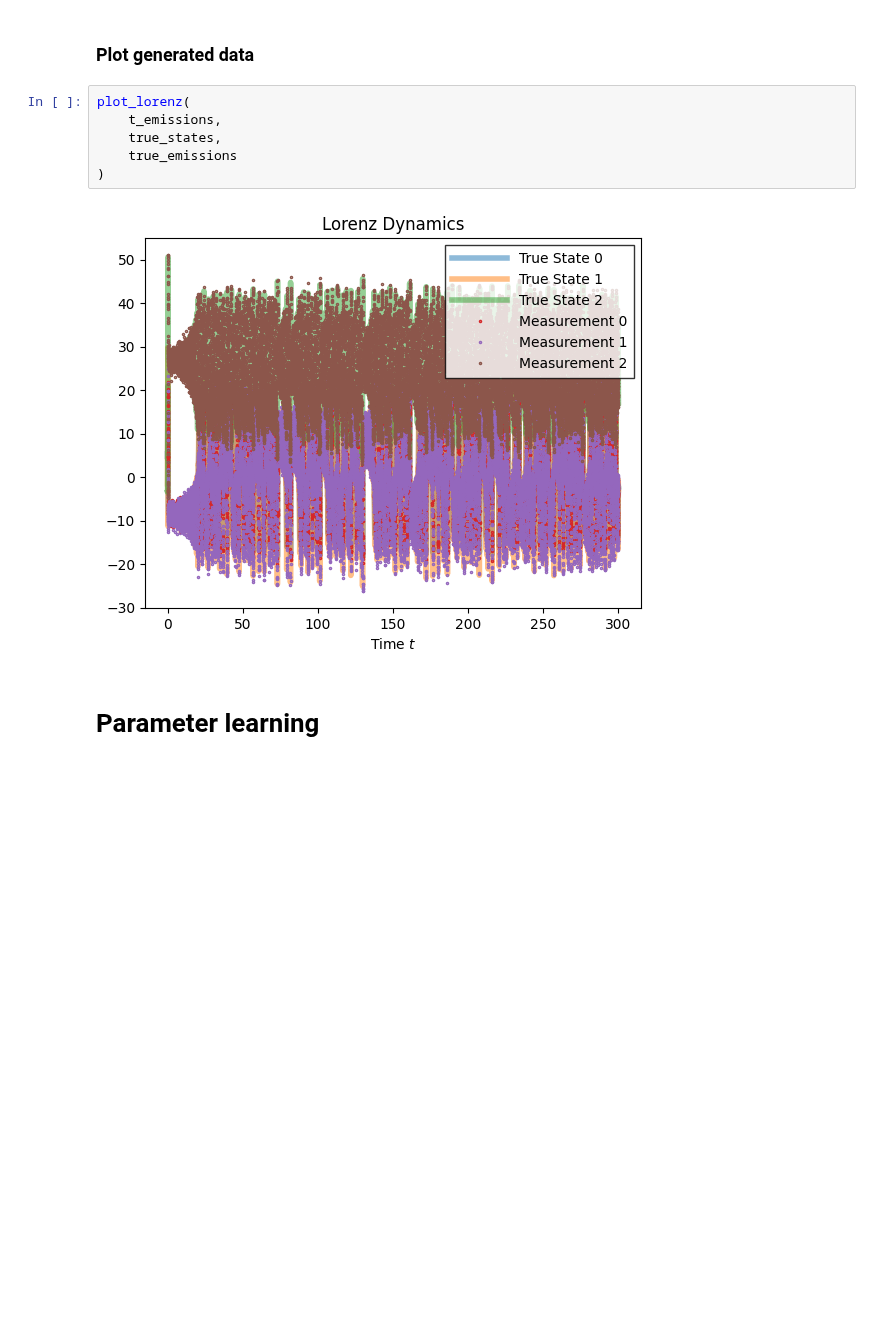
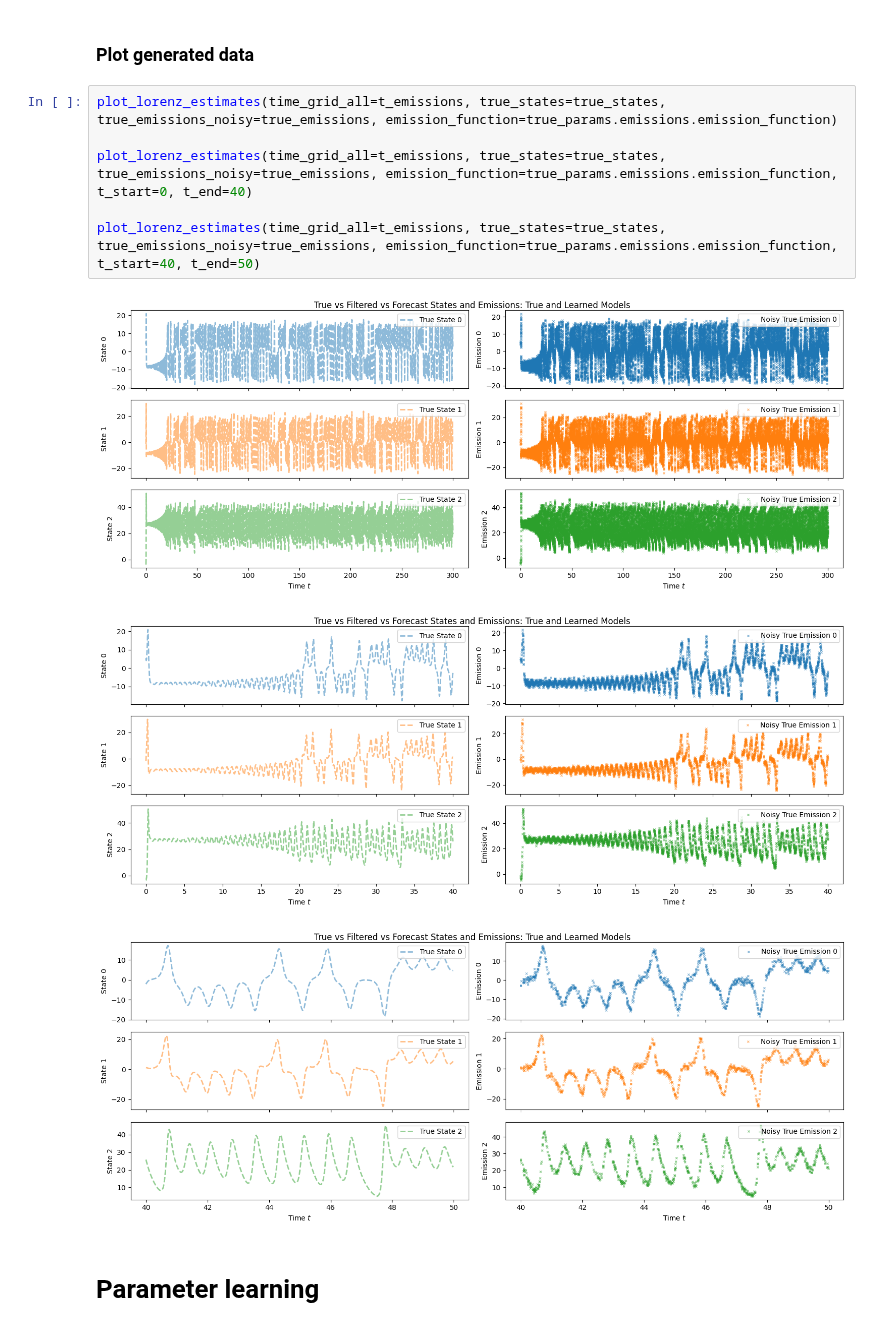
Before and after one commit to hd-UQ/cd_dynamax, a Jupyter notebook: src/notebooks/tutorial/cdnlgssm_parameter_estimation.ipynb, the cells around one changed output. Saved outputs shown, nothing was run; the diff lists cells and outputs as text; blank space fills up the shorter version.

Commit message:
improved plotter that will eventually work for evaluation plots

```diff
--- a/src/notebooks/tutorial/cdnlgssm_parameter_estimation.ipynb
+++ b/src/notebooks/tutorial/cdnlgssm_parameter_estimation.ipynb
@@ -237,14 +228,16 @@ true_states, true_emissions = true_model.sample(
 Sampling from SDE solver path (this may be an unnecessarily poor approximation if you're simulating from a linear SDE). It is an appropriate choice for non-linear SDEs.
 # %% [markdown]
 ### Plot generated data
-# %%
-plot_lorenz(
-    t_emissions,
-    true_states,
-    true_emissions
-)
-# %% [output]
-[figure, removed]
+# %%
+plot_lorenz_estimates(time_grid_all=t_emissions, true_states=true_states, true_emissions_noisy=true_emissions, emission_function=true_params.emissions.emission_function)
+
+plot_lorenz_estimates(time_grid_all=t_emissions, true_states=true_states, true_emissions_noisy=true_emissions, emission_function=true_params.emissions.emission_function, t_start=0, t_end=40)
+
+plot_lorenz_estimates(time_grid_all=t_emissions, true_states=true_states, true_emissions_noisy=true_emissions, emission_function=true_params.emissions.emission_function, t_start=40, t_end=50)
+# %% [output]
+[figure, added]
+[figure, added]
+[figure, added]
 # %% [markdown]
 # Parameter learning
 # %% [markdown]
```
Also changed, not shown: parts of 12 cells of this notebook, 1 other file.
